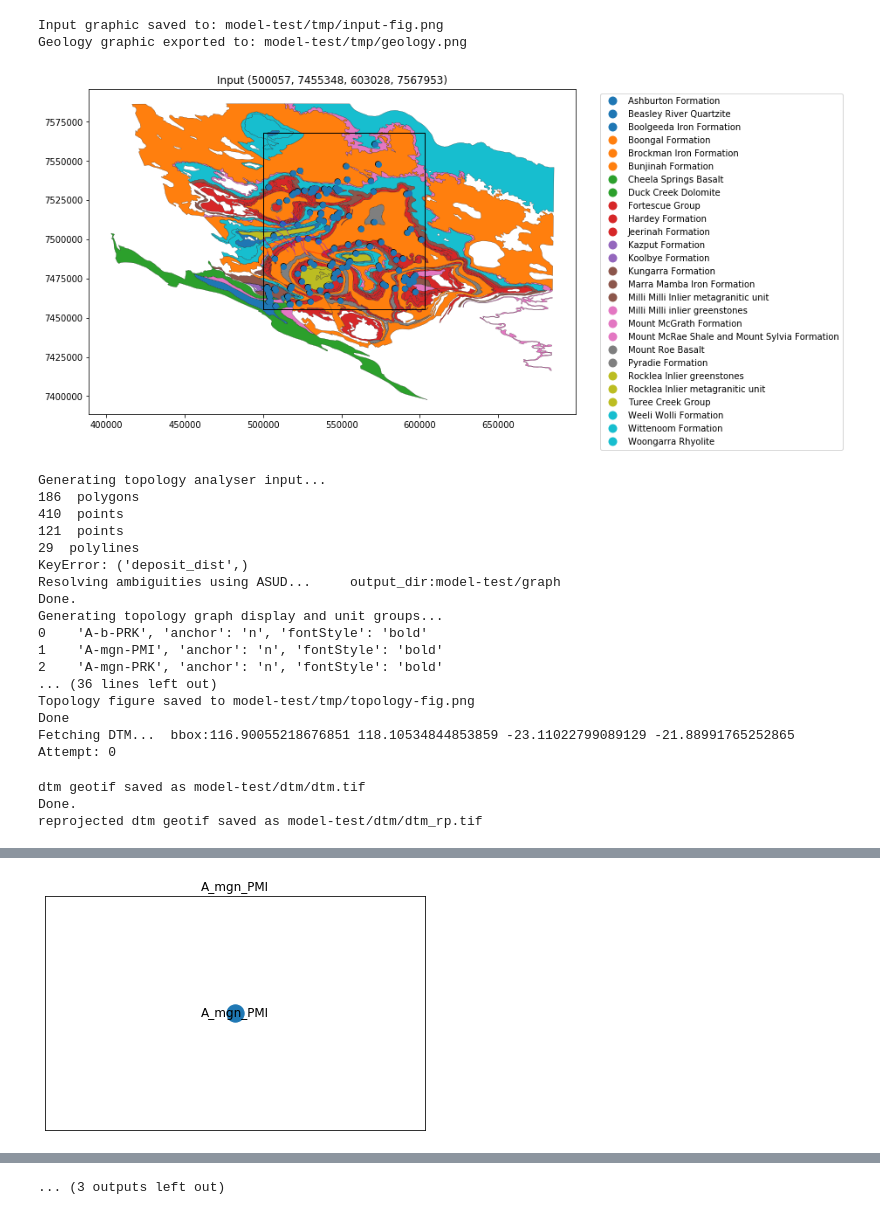
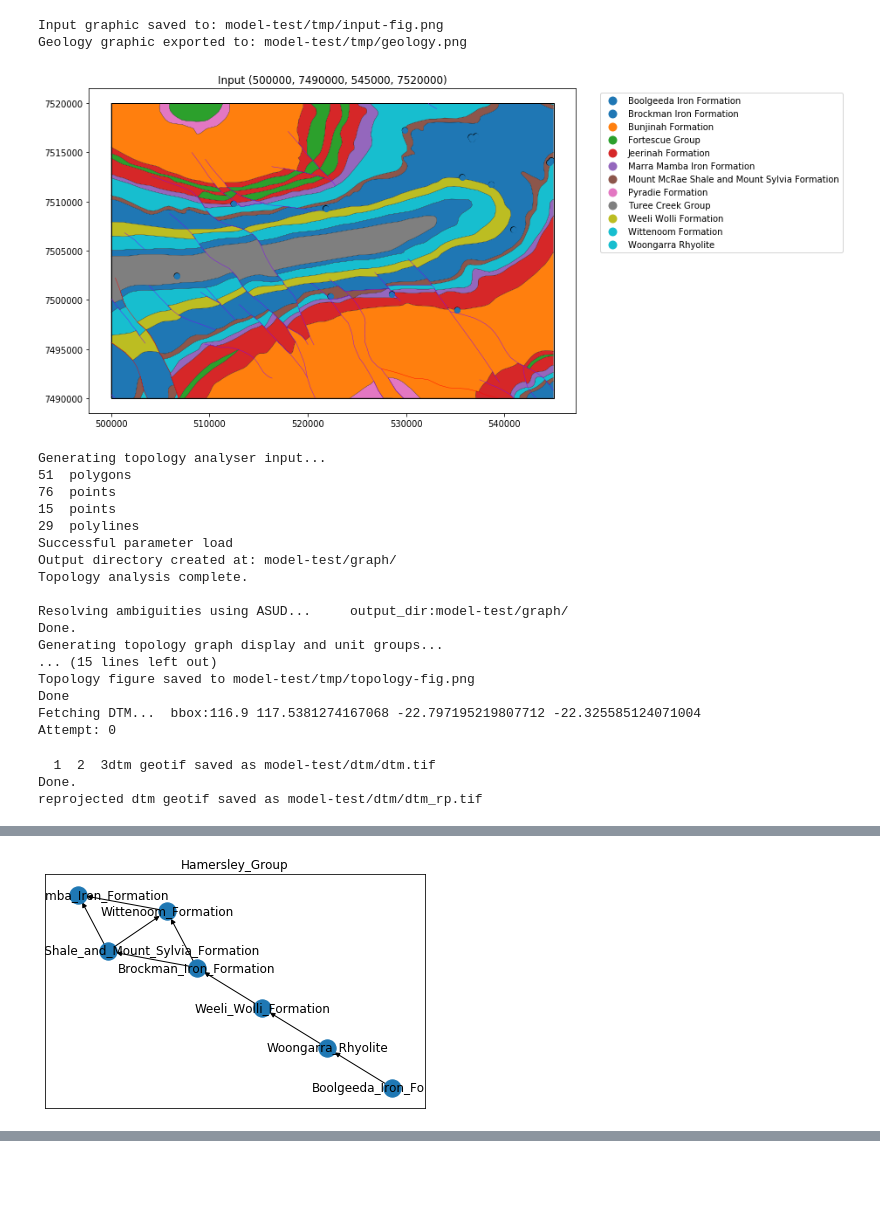
Before and after one commit to Loop3D/map2loop-2-legacy, a Jupyter notebook: notebooks/Example.ipynb, the cells around one changed output, grey strips where cells are left out. Saved outputs shown, nothing was run; the diff lists cells and outputs as text; code cells hidden in the pictures; blank space fills up the shorter version.

```diff
--- a/notebooks/Example.ipynb
+++ b/notebooks/Example.ipynb
@@ -1,44 +1,44 @@
 # %%
 from map2loop.project import Project
 
-proj = Project( geology_file="data/hams-test.shp",
+proj = Project( geology_file="Turner_Syncline/tmp/geol_clip.shp",
                  fault_file="Turner_Syncline/tmp/GEOS_GEOLOGY_LINEARSTRUCTURE_500K_GSD.csv",
-                 structure_file="data/hams2_structure.shp",
-                 mindep_file="data/mindeps_2018.shp")
+                 structure_file="Turner_Syncline/tmp/structure_clip.shp",
+                 mindep_file="Turner_Syncline/tmp/mindeps_clip.shp")
 
 proj.update_config(bbox_3d={
-                         "minx": 500057,
-                         "miny": 7455348,
-                         "maxx": 603028,
-                         "maxy": 7567953,
-                         "base": -8200,
+                         "minx": 500000,
+                         "miny": 7490000,
+                         "maxx": 545000,
+                         "maxy": 7520000,
+                         "base": -3200,
                          "top": 1200,
                      },
                      step_out=0.1
                   )
 
 proj.run()
 # %% [output]
 Input graphic saved to: model-test/tmp/input-fig.png
 Geology graphic exported to: model-test/tmp/geology.png
-[figure, old version]
+[figure, new version]
 Generating topology analyser input...
-186  polygons
-410  points
-121  points
+51  polygons
+76  points
+15  points
 29  polylines
-KeyError: ('deposit_dist',)
-Resolving ambiguities using ASUD...     output_dir:model-test/graph
+Successful parameter load
+Output directory created at: model-test/graph/
+Topology analysis complete.
+
+Resolving ambiguities using ASUD...     output_dir:model-test/graph/
 Done.
 Generating topology graph display and unit groups...
-0    'A-b-PRK', 'anchor': 'n', 'fontStyle': 'bold'
-1    'A-mgn-PMI', 'anchor': 'n', 'fontStyle': 'bold'
-2    'A-mgn-PRK', 'anchor': 'n', 'fontStyle': 'bold'
-... (36 lines left out)
+... (15 lines left out)
 Topology figure saved to model-test/tmp/topology-fig.png
 Done
-Fetching DTM...  bbox:116.90055218676851 118.10534844853859 -23.11022799089129 -21.88991765252865
+Fetching DTM...  bbox:116.9 117.5381274167068 -22.797195219807712 -22.325585124071004
 Attempt: 0
-dtm geotif saved as model-test/dtm/dtm.tif
+  1  2  3dtm geotif saved as model-test/dtm/dtm.tif
 Done.
 reprojected dtm geotif saved as model-test/dtm/dtm_rp.tif
@@ -46 +46 @@ reprojected dtm geotif saved as model-test/dtm/dtm_rp.tif
-[figure, old version]
+[figure, new version]
@@ -53 +47,0 @@ reprojected dtm geotif saved as model-test/dtm/dtm_rp.tif
-... (3 outputs left out)
```
Also changed, not shown: parts of 1 cell of this notebook, 4 other files.
